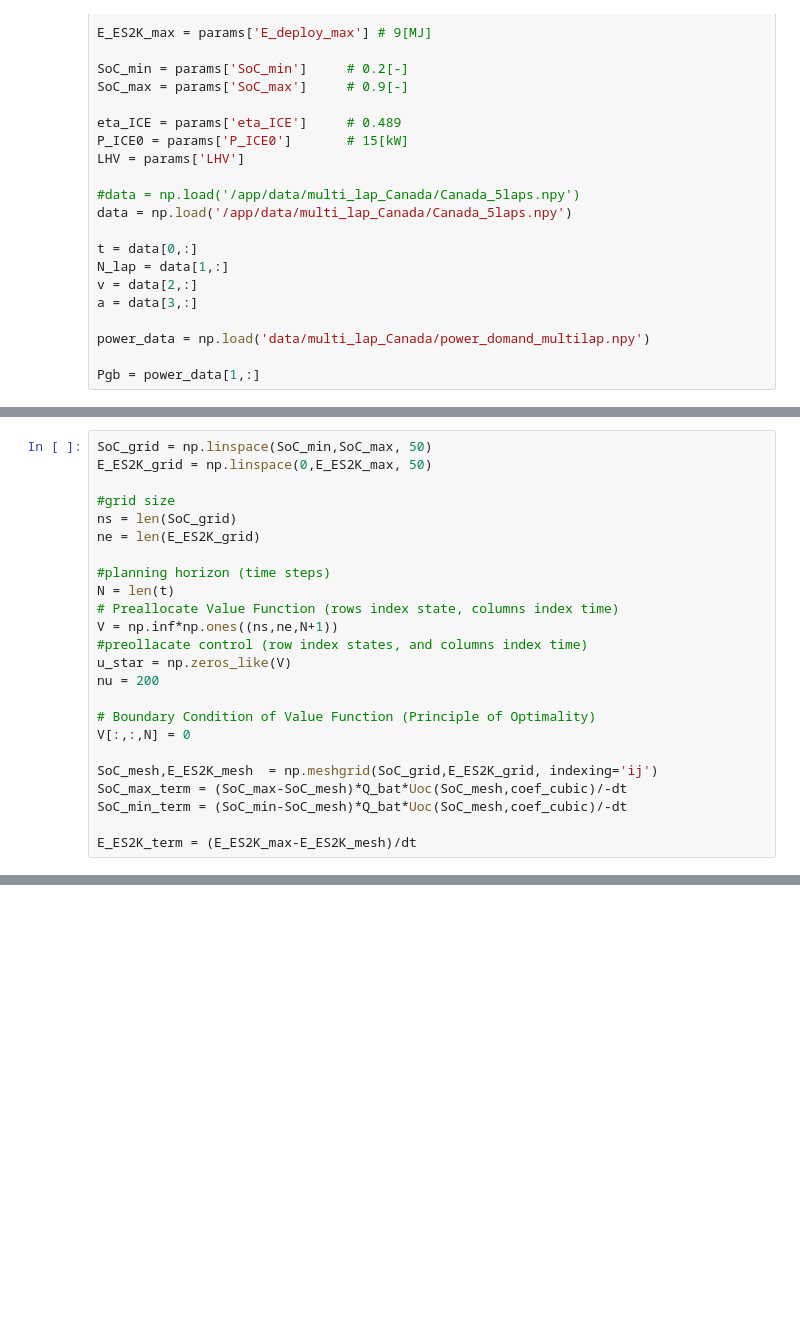
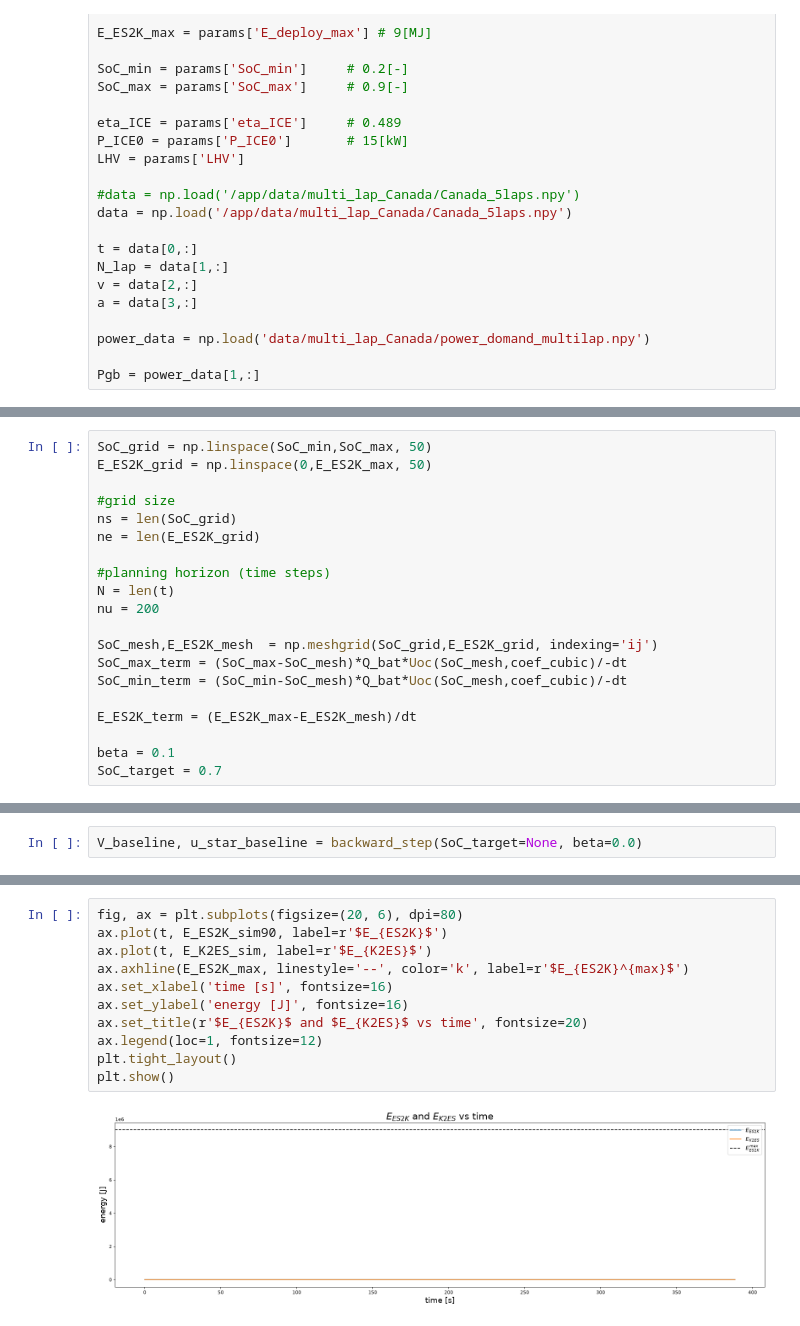
Before and after one commit to tommasoandina1/thermal-aware-ems-f1, a Jupyter notebook: controller/multi_lap_DP.ipynb, the cells around one changed output, grey strips where cells are left out. Drawn from its saved outputs; the diff is of its cells as text; blank space fills up the shorter version.

```diff
--- a/controller/multi_lap_DP.ipynb
+++ b/controller/multi_lap_DP.ipynb
@@ -69,17 +154,13 @@ ne = len(E_ES2K_grid)
 
 #planning horizon (time steps)
 N = len(t)
-# Preallocate Value Function (rows index state, columns index time)
-V = np.inf*np.ones((ns,ne,N+1))
-#preollacate control (row index states, and columns index time)
-u_star = np.zeros_like(V)
 nu = 200
-
-# Boundary Condition of Value Function (Principle of Optimality)
-V[:,:,N] = 0
 
 SoC_mesh,E_ES2K_mesh  = np.meshgrid(SoC_grid,E_ES2K_grid, indexing='ij')
 SoC_max_term = (SoC_max-SoC_mesh)*Q_bat*Uoc(SoC_mesh,coef_cubic)/-dt
 SoC_min_term = (SoC_min-SoC_mesh)*Q_bat*Uoc(SoC_mesh,coef_cubic)/-dt
 
 E_ES2K_term = (E_ES2K_max-E_ES2K_mesh)/dt
+
+beta = 0.1
+SoC_target = 0.7
@@ -123 +230,3 @@ for k in range(N-1, -1, -1):
+# %%
+V_baseline, u_star_baseline = backward_step(SoC_target=None, beta=0.0)
 # %%
@@ -203,0 +323,13 @@ plt.legend(loc=1, fontsize=12)
+# %%
+fig, ax = plt.subplots(figsize=(20, 6), dpi=80)
+ax.plot(t, E_ES2K_sim90, label=r'$E_{ES2K}$')
+ax.plot(t, E_K2ES_sim, label=r'$E_{K2ES}$')
+ax.axhline(E_ES2K_max, linestyle='--', color='k', label=r'$E_{ES2K}^{max}$')
+ax.set_xlabel('time [s]', fontsize=16)
+ax.set_ylabel('energy [J]', fontsize=16)
+ax.set_title(r'$E_{ES2K}$ and $E_{K2ES}$ vs time', fontsize=20)
+ax.legend(loc=1, fontsize=12)
+plt.tight_layout()
+plt.show()
+# %% [output]
+[figure, added]
```
Also changed, not shown: parts of 16 cells of this notebook, 3 other files.
